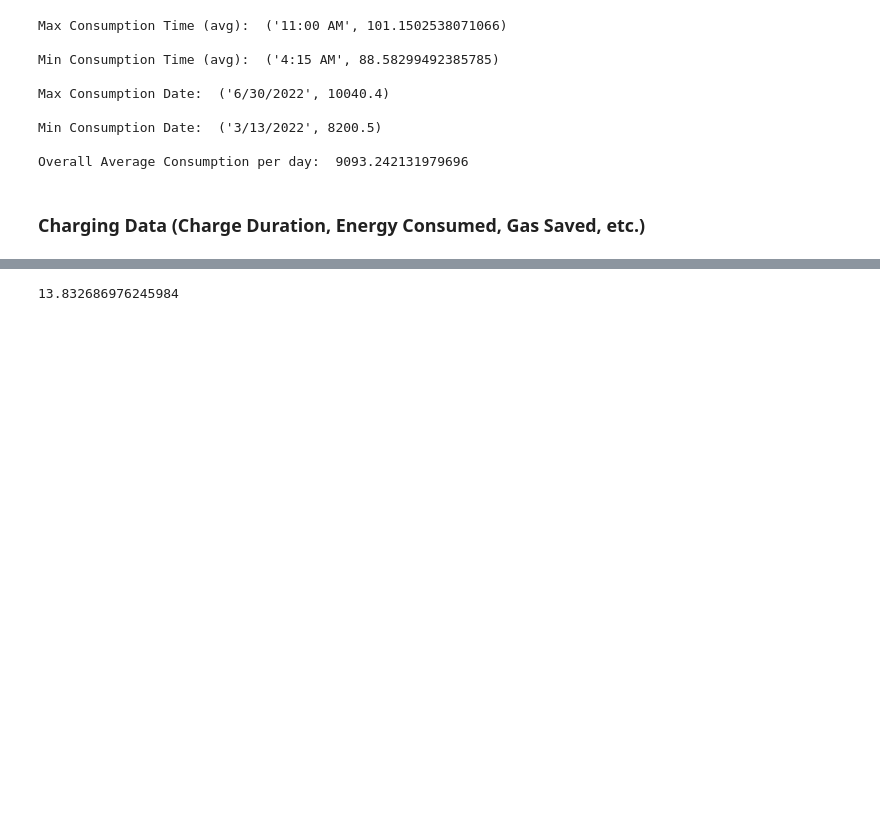
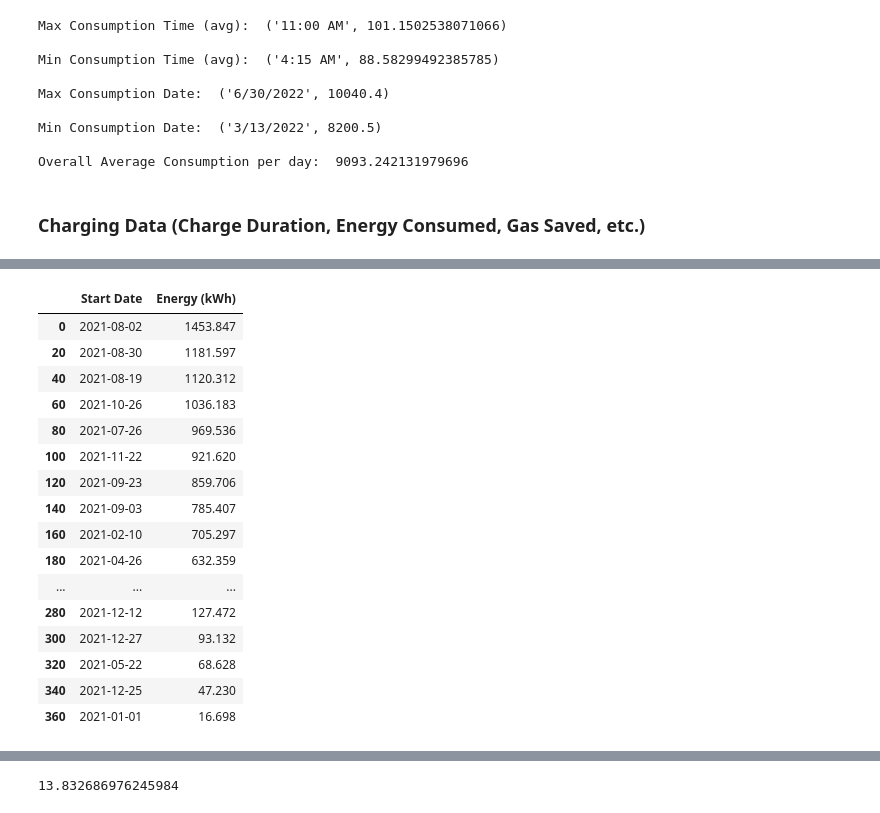
Before and after one commit to pallavigkwd/ENG100D, a Jupyter notebook: main.ipynb, the cells around one changed output, grey strips where cells are left out. Drawn from its saved outputs; the diff is of its cells as text; code cells hidden in the pictures; blank space fills up the shorter version.

```diff
--- a/main.ipynb
+++ b/main.ipynb
@@ -177,0 +222,21 @@ viasatChargingData
+# %%
+dailyTotalEnergy = viasatCharging_df.groupby('Start Date')[['Energy (kWh)']].sum().sort_values(by='Energy (kWh)',ascending=False).reset_index()
+dailyTotalEnergy[0::20]
+# %% [output]
+|  | Start Date | Energy (kWh) |
+| 0 | 2021-08-02 | 1453.847 |
+| 20 | 2021-08-30 | 1181.597 |
+| 40 | 2021-08-19 | 1120.312 |
+| 60 | 2021-10-26 | 1036.183 |
+| 80 | 2021-07-26 | 969.536 |
+| 100 | 2021-11-22 | 921.620 |
+| 120 | 2021-09-23 | 859.706 |
+| 140 | 2021-09-03 | 785.407 |
+| 160 | 2021-02-10 | 705.297 |
+| 180 | 2021-04-26 | 632.359 |
+| ... | ... | ... |
+| 280 | 2021-12-12 | 127.472 |
+| 300 | 2021-12-27 | 93.132 |
+| 320 | 2021-05-22 | 68.628 |
+| 340 | 2021-12-25 | 47.230 |
+| 360 | 2021-01-01 | 16.698 |
```
Also changed, not shown: parts of 18 cells of this notebook.
